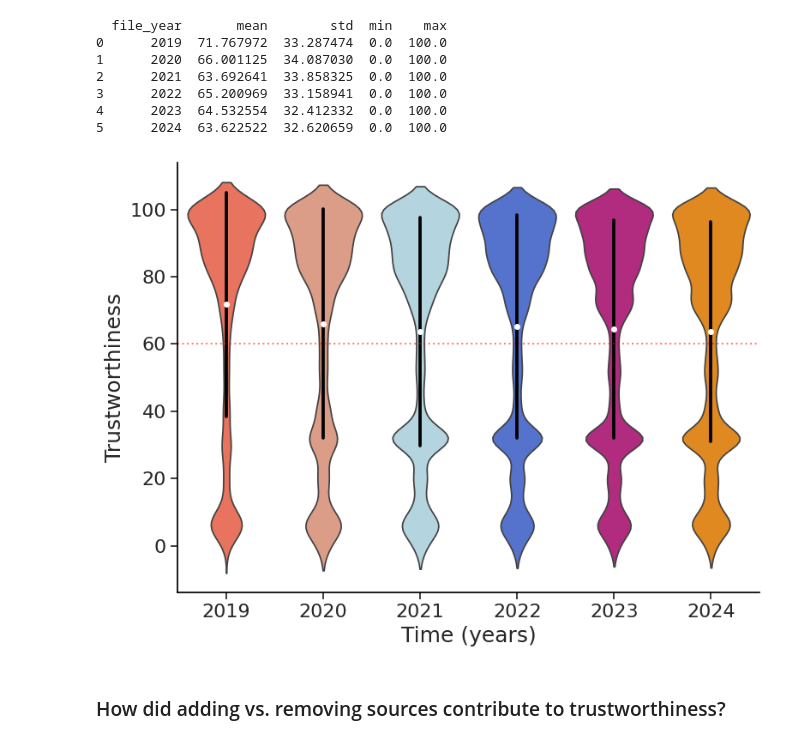
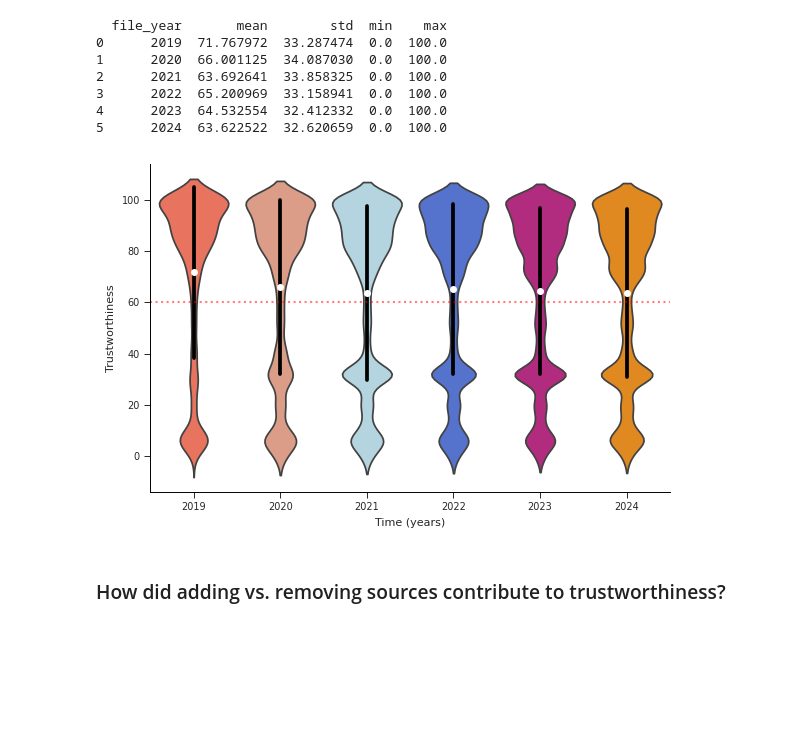
Before and after one commit to julaluehring/newsguard-review-analysis, a Jupyter notebook: describe_trustworthiness.ipynb, the cells around one changed output. Cells and saved outputs as stored; diff of their text form; code cells hidden in the pictures; blank space fills up the shorter version.

```diff
--- a/describe_trustworthiness.ipynb
+++ b/describe_trustworthiness.ipynb
@@ -54,6 +54,10 @@ def custom_plots(ax=None):
     ax.grid(False)
     ax.spines["bottom"].set_color("black")
     ax.spines["left"].set_color("black")
+    ax.spines['top'].set_linewidth(0.7)
+    ax.spines['right'].set_linewidth(0.7)
+    ax.spines['bottom'].set_linewidth(0.7)
+    ax.spines['left'].set_linewidth(0.7)
     sns.despine(ax=ax)
     plt.gca().yaxis.set_ticks_position('left')
     plt.gca().xaxis.set_ticks_position('bottom')
@@ -317,7 +321,7 @@ df_15_year = df_15.groupby("file_year")\
             .reset_index(drop=True)
 
 sns.set_theme(style="whitegrid")
-plt.figure(figsize=(8, 6))
+plt.figure(figsize=(6, 4))
 
 year_colors = ["tomato", "darksalmon", "lightblue", "royalblue", "mediumvioletred", "darkorange"]
 
@@ -338,38 +342,37 @@ sns.pointplot(
     estimator="mean",
     color="white",
     linestyle='none',
     markers="o",
     markersize=3)
 
 sns.violinplot(x="file_year",
                y="Score",
                hue="file_year",
                density_norm="count",
                data=df_15_year,
                inner=None,
                palette=year_colors
                )
 
 
 plt.axhline(y=60, color="red",
             linestyle="dotted",
             alpha=0.5,
             label="Trustworthiness threshold")
 
-plt.xlabel("Time (years)", fontsize=18)
-plt.ylabel("Trustworthiness", fontsize=18)
-plt.xticks(fontsize=16)
-plt.yticks(fontsize=16)
+plt.xlabel("Time (years)", fontsize=8)
+plt.ylabel("Trustworthiness", fontsize=8)
+plt.tick_params(axis='both', which='major', labelsize=7, length=4, width=0.7)
 plt.tight_layout()
 custom_plots()
 
 plt.savefig(join(FIGURES,
                  "score_per_year-violinplot.pdf"),
                  dpi=300)
 
 plt.show()
 # %% [output]
-[figure, old version]
+[figure, new version]
 # %% [markdown]
 ### How did adding vs. removing sources contribute to trustworthiness?
 # %%
```
Also changed, not shown: parts of 11 cells of this notebook, 1 other file.
